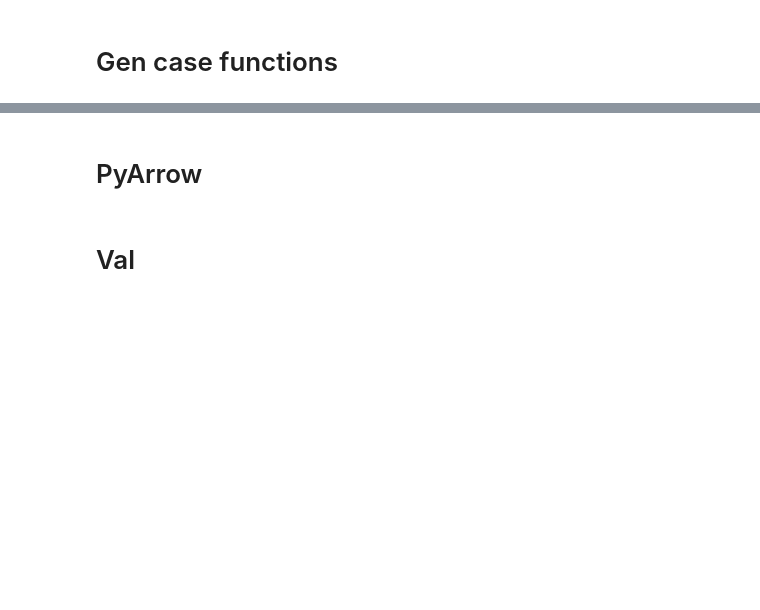
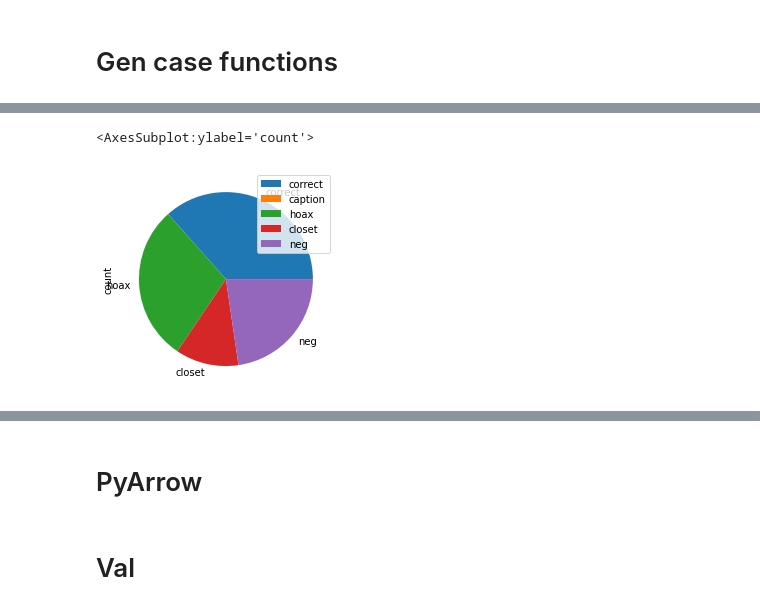
Before and after one commit to pwnyniche/ViLT, a Jupyter notebook: COSMOS_dataset_gen.ipynb, the cells around one changed output, grey strips where cells are left out. Saved outputs shown, nothing was run; the diff lists cells and outputs as text; code cells hidden in the pictures; blank space fills up the shorter version.

```diff
--- a/COSMOS_dataset_gen.ipynb
+++ b/COSMOS_dataset_gen.ipynb
@@ -210,3 +286,9 @@ for data in tqdm(train_data):
+# %%
+pd.DataFrame({'count': [correct,cap,hoax,closet,neg]},
+index=['correct','caption','hoax','closet','neg']).plot.pie(y='count')
+# %% [output]
+<AxesSubplot:ylabel='count'>
+[figure, added]
 # %%
 dataframe = pd.DataFrame(
     l, columns=["image", "caption_1", "caption_2", "label"],
```
Also changed, not shown: parts of 32 cells of this notebook, 17 other files.
